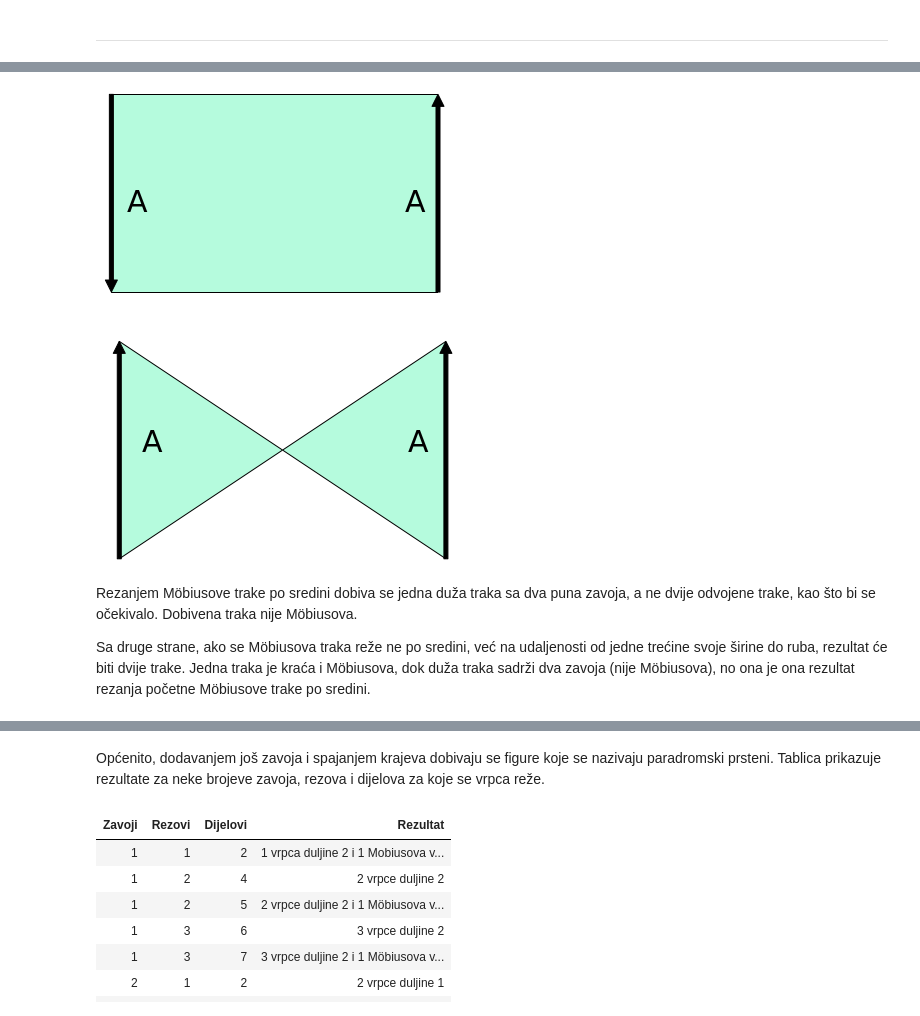
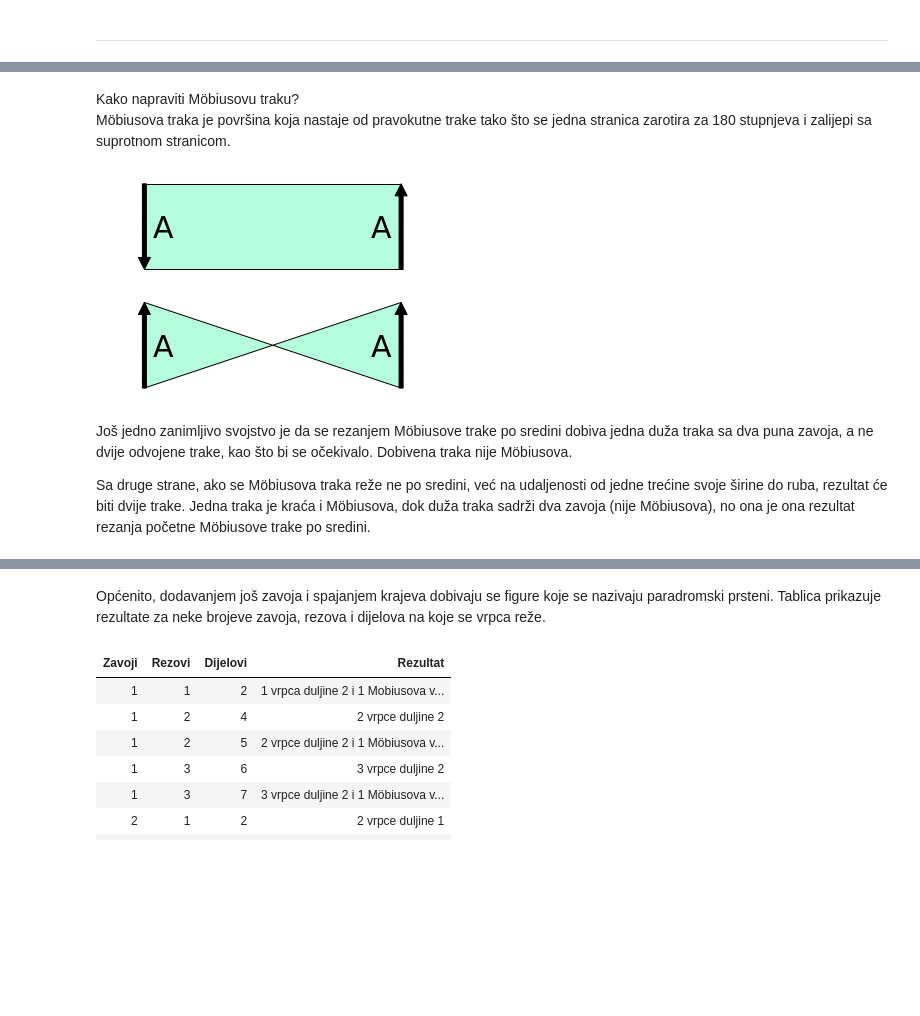
Before and after one commit to ortihan/MS, a Jupyter notebook: 1.esej.ipynb, the cells around one changed output, grey strips where cells are left out. Saved outputs shown, nothing was run; the diff lists cells and outputs as text; code cells hidden in the pictures; blank space fills up the shorter version.

Commit message:
Dovršavanje
Dodavanje teksta, slika i linkova na literaturu

```diff
--- a/1.esej.ipynb
+++ b/1.esej.ipynb
@@ -17,53 +19,53 @@ Möbiusova traka dobivena je rezanjem vrcpe, jednim njenim zavojem, te spajanjem
+# %% [markdown]
+Kako napraviti Möbiusovu traku? <br>
+Möbiusova traka je površina koja nastaje od pravokutne trake tako što se jedna stranica zarotira za 180 stupnjeva i zalijepi sa suprotnom stranicom.
 # %%
-fig, ax = plt.subplots()
-plt.axis("off")
+fig, (ax, ax2) = plt.subplots(2,1)
+ax.axis("off")
+ax.axis('equal')
+ax2.axis("off")
+ax2.axis('equal')
 
-ax.set_xlim(-0.1, 4)
-ax.set_ylim(-0.1, 1)
+ax.set_xlim(-0.1, 6)
+ax.set_ylim(-0.1, 2)
+ax.axis('equal')
 
-rect = pat.Rectangle((0,0), width=4, height=1, facecolor="#B5FBDD", edgecolor="black")
+ax2.set_xlim(-0.1, 6)
+ax2.set_ylim(-0.1, 2)
+ax2.axis('equal')
+
+rect = pat.Rectangle((0,0), width=6, height=2, facecolor="#B5FBDD", edgecolor="black")
 ax.add_patch(rect)
 
-ax.annotate("", xy=(0, 0), xytext=(0, 1), arrowprops=dict(facecolor='black'))
-ax.annotate("", xy=(4, 1), xytext=(4, 0), arrowprops=dict(facecolor='black'))
+ax.annotate("", xy=(0, 0), xytext=(0, 2), arrowprops=dict(facecolor='black'))
+ax.annotate("", xy=(6, 2), xytext=(6, 0), arrowprops=dict(facecolor='black'))
 
-ax.text(0.1, 0.5, 'A', horizontalalignment='center', verticalalignment='center',
+ax.text(0.18, 0.5, 'A', horizontalalignment='center', verticalalignment='center',
         fontsize=30, color='black', transform=ax.transAxes)
-ax.text(0.93, 0.5, 'A', horizontalalignment='center', verticalalignment='center',
+ax.text(0.83, 0.5, 'A', horizontalalignment='center', verticalalignment='center',
+        fontsize=30, color='black', transform=ax.transAxes)
+
+tocke1 = np.array([ [0,0], [0,2] , [3,1] ])
+trokut1 = pat.Polygon(tocke1, True, facecolor="#B5FBDD", edgecolor="black")
+tocke2 = np.array([ [6,0], [6,2] , [3,1] ])
+trokut2 = pat.Polygon(tocke2, True, facecolor="#B5FBDD", edgecolor="black")
+
+ax2.add_patch(trokut1)
+ax2.add_patch(trokut2)
+
+ax2.annotate("", xy=(0, 2), xytext=(0, 0), arrowprops=dict(facecolor='black'))
+ax2.annotate("", xy=(6, 2), xytext=(6, 0), arrowprops=dict(facecolor='black'))
+
+ax2.text(0.18, -0.7, 'A', horizontalalignment='center', verticalalignment='center',
+        fontsize=30, color='black', transform=ax.transAxes)
+ax2.text(0.83, -0.7, 'A', horizontalalignment='center', verticalalignment='center',
         fontsize=30, color='black', transform=ax.transAxes)
 
 plt.show()
 # %% [output]
-[figure, old version]
+[figure, new version]
-# %%
-fig2, ax2 = plt.subplots()
-
-ax2.set_xlim(-0.1, 4)
-ax2.set_ylim(0, 1)
-
-tocke1 = np.array([ [0,0], [0,1] , [2,0.5] ])
-trokut1 = pat.Polygon(tocke1, True, facecolor="#B5FBDD", edgecolor="black")
-tocke2 = np.array([ [4,0], [4,1] , [2,0.5] ])
-trokut2 = pat.Polygon(tocke2, True, facecolor="#B5FBDD", edgecolor="black")
-
-ax2.add_patch(trokut1)
-ax2.add_patch(trokut2)
-
-ax2.annotate("", xy=(0, 1), xytext=(0, 0), arrowprops=dict(facecolor='black'))
-ax2.annotate("", xy=(4, 1), xytext=(4, 0), arrowprops=dict(facecolor='black'))
-
-ax2.text(0.007, 0.4, 'A', horizontalalignment='center', verticalalignment='center',
-        fontsize=30, color='black', transform=ax.transAxes)
-ax2.text(0.8, 0.4, 'A', horizontalalignment='center', verticalalignment='center',
-        fontsize=30, color='black', transform=ax.transAxes)
-
-
-plt.axis("off")
-plt.show()
-# %% [output]
-[figure, removed]
 # %% [markdown]
-Rezanjem Möbiusove trake po sredini dobiva se jedna duža traka sa dva puna zavoja, a ne dvije odvojene trake, kao što bi se očekivalo. Dobivena traka nije Möbiusova.
+Još jedno zanimljivo svojstvo je da se rezanjem Möbiusove trake po sredini dobiva jedna duža traka sa dva puna zavoja, a ne dvije odvojene trake, kao što bi se očekivalo. Dobivena traka nije Möbiusova.
 
 Sa druge strane, ako se Möbiusova traka reže ne po sredini, već na udaljenosti od jedne trećine svoje širine do ruba, rezultat će biti dvije trake. Jedna traka je kraća i Möbiusova, dok duža traka sadrži dva zavoja (nije Möbiusova), no ona je ona rezultat rezanja početne Möbiusove trake po sredini.
 # %% [markdown]
@@ -71,7 +73,7 @@ Sa druge strane, ako se Möbiusova traka reže ne po sredini, već na udaljenost
 # %% [markdown]
 <img src="mobius_three.gif" width="400" align="center">
 # %% [markdown]
-Općenito, dodavanjem još zavoja i spajanjem krajeva dobivaju se figure koje se nazivaju paradromski prsteni. Tablica prikazuje rezultate za neke brojeve zavoja, rezova i dijelova za koje se vrpca reže.
+Općenito, dodavanjem još zavoja i spajanjem krajeva dobivaju se figure koje se nazivaju paradromski prsteni. Tablica prikazuje rezultate za neke brojeve zavoja, rezova i dijelova na koje se vrpca reže.
 # %%
 tablica = pd.read_csv("prstenovi.csv")
 tablica.style.set_table_styles([dict(selector='td', props=[('text-align', 'center'), ('background-color', '#FFE0BC')]),
```
Also changed, not shown: parts of 18 cells of this notebook, 2 other files.
